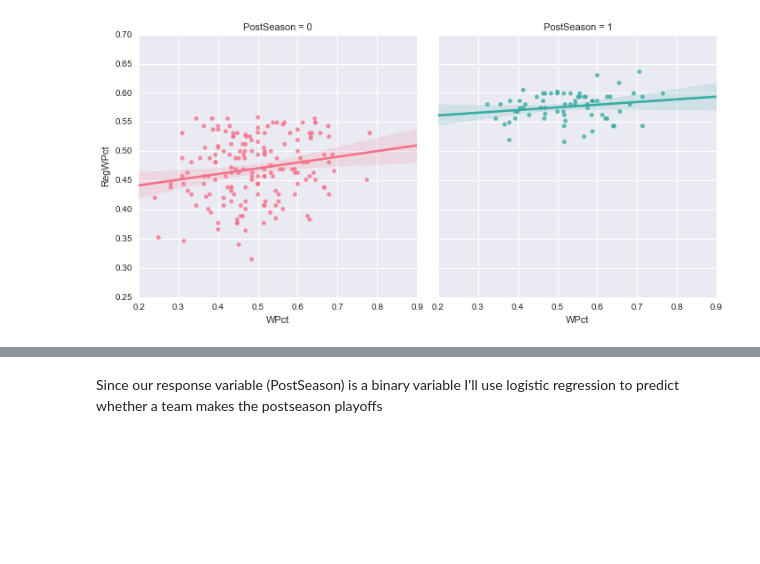
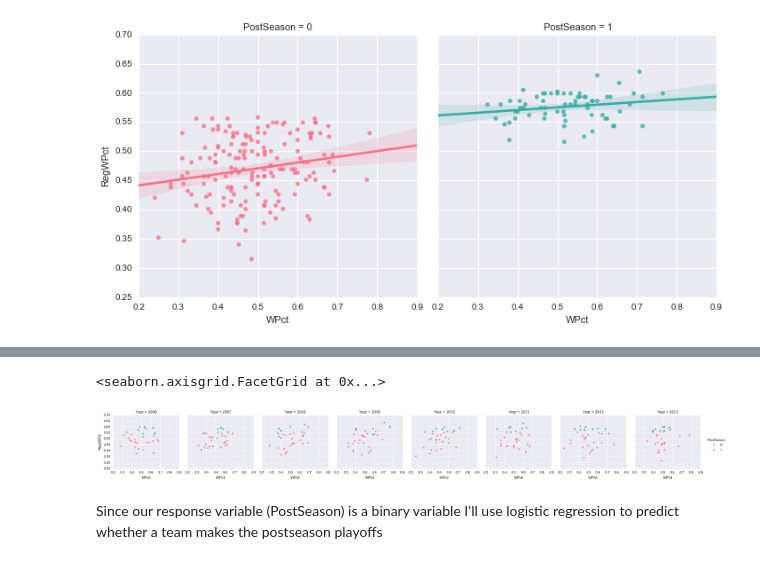
Before and after one commit to mgolafshar/baseball_project, a Jupyter notebook: Baseball Analysis.ipynb, the cells around one changed output, grey strips where cells are left out. Drawn from its saved outputs; the diff is of its cells as text; code cells hidden in the pictures; blank space fills up the shorter version.

```diff
--- a/Baseball Analysis.ipynb
+++ b/Baseball Analysis.ipynb
@@ -290,3 +286,9 @@ i
+# %%
+g = sns.FacetGrid(bb, col="Year", hue="PostSeason",size=3)
+g.map(plt.scatter, "WPct", "RegWPct", alpha=.8)
+# %% [output]
+<seaborn.axisgrid.FacetGrid at 0x...>
+[figure, added]
 # %% [markdown]
 Since our response variable (PostSeason) is a binary variable I'll use logistic regression to predict whether a team makes the postseason playoffs
 # %% [markdown]
```
Also changed, not shown: parts of 9 cells of this notebook.
